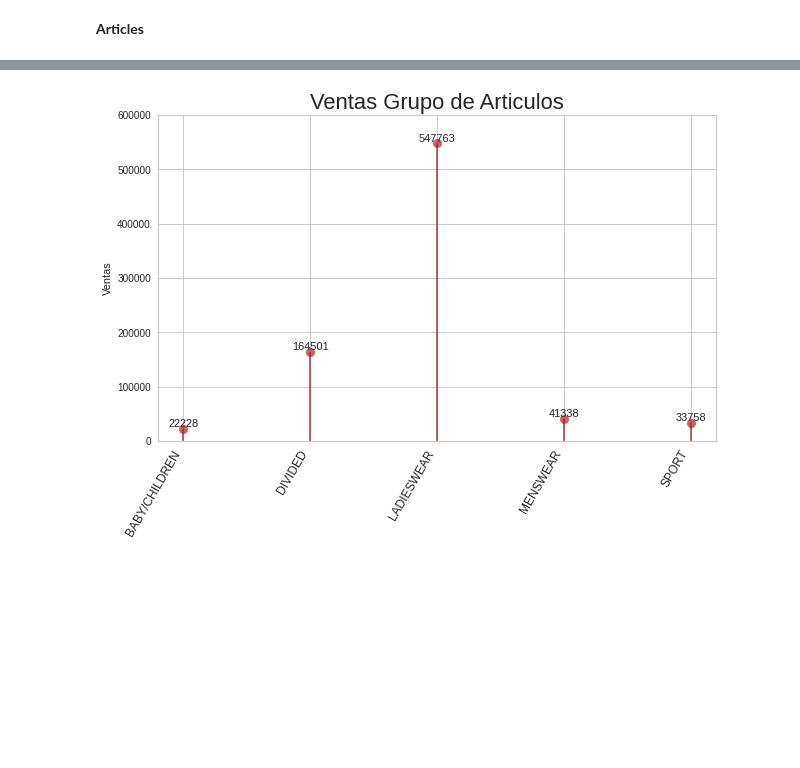
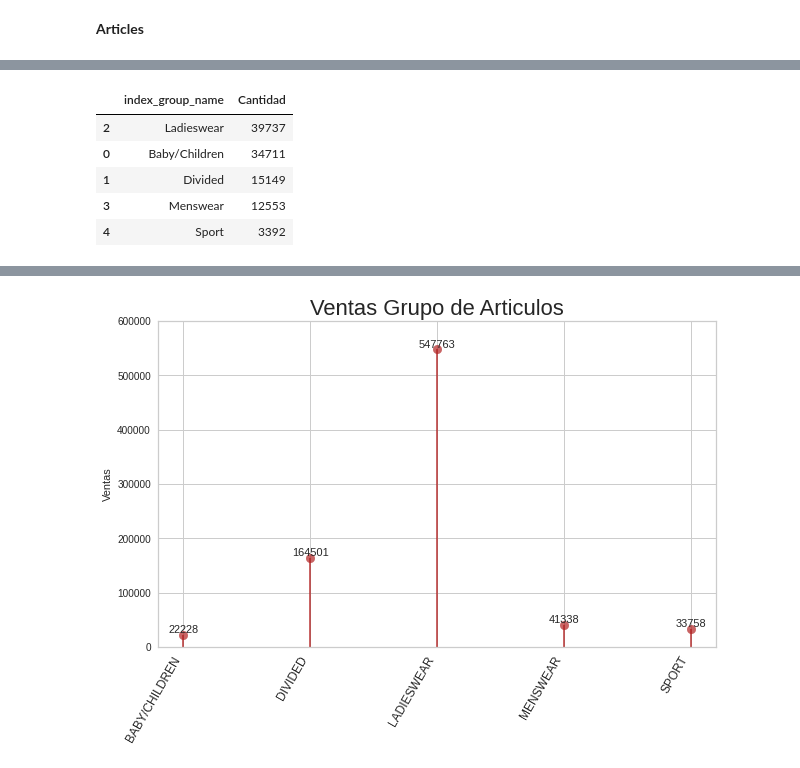
Before and after one commit to AndresPerelmuter/Customers-Segmentation---Clustering, a Jupyter notebook: Cluster_H&M.ipynb, the cells around one changed output, grey strips where cells are left out. Cells and saved outputs as stored; diff of their text form; code cells hidden in the pictures; blank space fills up the shorter version.

```diff
--- a/Cluster_H&M.ipynb
+++ b/Cluster_H&M.ipynb
@@ -288,3 +296,12 @@ There are 1 columns that have missing values.
 | detail_desc | 0 | 416 | 0.4 | 416 | 0.4 | object |
 # %%
 outliers(articles)
+# %%
+articles.groupby('index_group_name', as_index=False).agg(Cantidad=('article_id', 'count')).sort_values(by=['Cantidad'], ascending=False)
+# %% [output]
+|  | index_group_name | Cantidad |
+| 2 | Ladieswear | 39737 |
+| 0 | Baby/Children | 34711 |
+| 1 | Divided | 15149 |
+| 3 | Menswear | 12553 |
+| 4 | Sport | 3392 |
```
Also changed, not shown: parts of 10 cells of this notebook.
